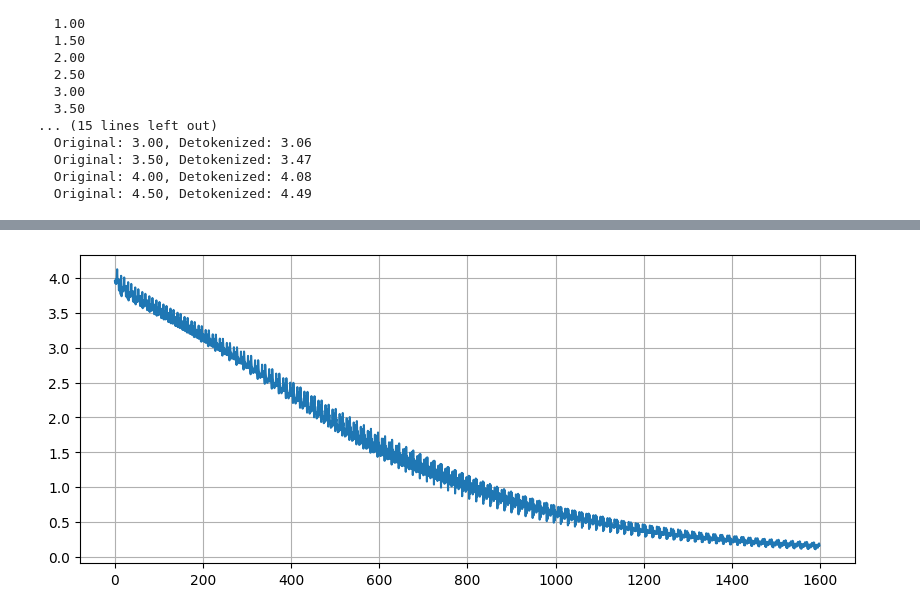
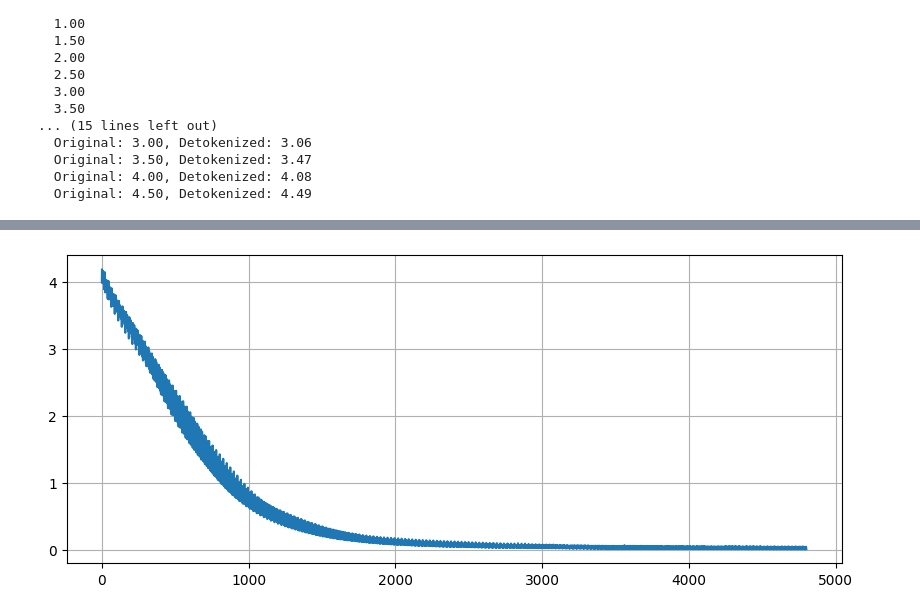
Before and after one commit to Bryce-R/ML, a Jupyter notebook: SimpleDecoderTransformer.ipynb, the cells around one changed output, grey strips where cells are left out. Drawn from its saved outputs; the diff is of its cells as text; code cells hidden in the pictures.

```diff
--- a/SimpleDecoderTransformer.ipynb
+++ b/SimpleDecoderTransformer.ipynb
@@ -42,6 +43,8 @@ class DecoderBlock(nn.Module):
 class TinyDecoderOnlyTransformer(nn.Module):
     def __init__(self, vocab_size, d_model=256, n_heads=4, d_ff=1024, n_layers=4, seq_len=2048):
         super().__init__()
+        self.vocab_size = vocab_size # Store vocab_size
+        self.seq_len = seq_len # Store seq_len
         self.token_emb = nn.Embedding(vocab_size, d_model)
         self.pos_emb = nn.Embedding(seq_len, d_model)
 
@@ -69,8 +72,26 @@ class TinyDecoderOnlyTransformer(nn.Module):
         logits = self.head(x)
         return logits
 
+    @torch.no_grad()
     def generate(self, idx, max_new_tokens):
-        pass
+        # idx is (B, T)
+        for _ in range(max_new_tokens):
+            # Crop idx to the last seq_len tokens if it exceeds
+            idx_cond = idx if idx.shape[1] <= self.seq_len else idx[:, -self.seq_len:]
+
+            # Get predictions
+            logits = self(idx_cond)
+            # Focus only on the last time step
+            logits = logits[:, -1, :]
+            # Apply softmax to get probabilities
+            # probs = F.softmax(logits, dim=-1)
+            # Sample the next token with highest probability (greedy sampling)
+            # idx_next = torch.multinomial(probs, num_samples=1)
+            idx_next = torch.argmax(logits, dim=-1, keepdim=True)
+
+            # Append sampled index to the running sequence
+            idx = torch.cat((idx, idx_next), dim=1)
+        return idx
 # %%
 
 # Example usage
@@ -205,23 +226,26 @@ First 10 original velocity values (batch 0):
   Original: 4.00, Detokenized: 4.08
   Original: 4.50, Detokenized: 4.49
 # %%
-from tqdm.auto import tqdm
+
 
 seq_len = 30
 model = TinyDecoderOnlyTransformer(vocab, d_model=8, n_heads=4, d_ff=32, n_layers=2, seq_len=seq_len)
+model.to(device)
 history_len = 10
 step = 50
 # x [B, 501, 1]
 loss = nn.CrossEntropyLoss()
 optimizer = torch.optim.Adam(model.parameters(), lr=0.001)
 
+chunk_step = 20
+
 loss_values = []
 steps = []
 
-for epoch in range(100):
-  for i in range(0, x.shape[1]-seq_len-1, seq_len):
-      x_batch = x[:, i:i+seq_len, :]
-      y_batch = x[:, i+1:i+seq_len+1, :]
+for epoch in range(200):
+  for i in range(0, x.shape[1]-seq_len-1, chunk_step):
+      x_batch = x[:, i:i+seq_len, :].to(device)
+      y_batch = x[:, i+1:i+seq_len+1, :].to(device)
       tokenized_x_batch = tokenizer.tokenize(x_batch)
       tokenized_x_batch_for_transformer = tokenized_x_batch.squeeze(-1)
       tokenized_y_batch = tokenizer.tokenize(y_batch)
@@ -236,7 +260,7 @@ for epoch in range(100):
         steps.append(0)
       else:
         steps.append(steps[-1] + 1)
-      if epoch % 5 == 0 and i == 0:
+      if epoch % 10 == 0 and i == 0:
         print(f"Epoch {epoch}, Step {i}, Loss {loss_value.item()}")
 
 plt.figure(figsize=(10, 4))
@@ -266 +290 @@ Epoch 95, Step 0, Loss 0.17203697562217712
-[figure, old version]
+[figure, new version]
```
Also changed, not shown: parts of 3 cells of this notebook.
